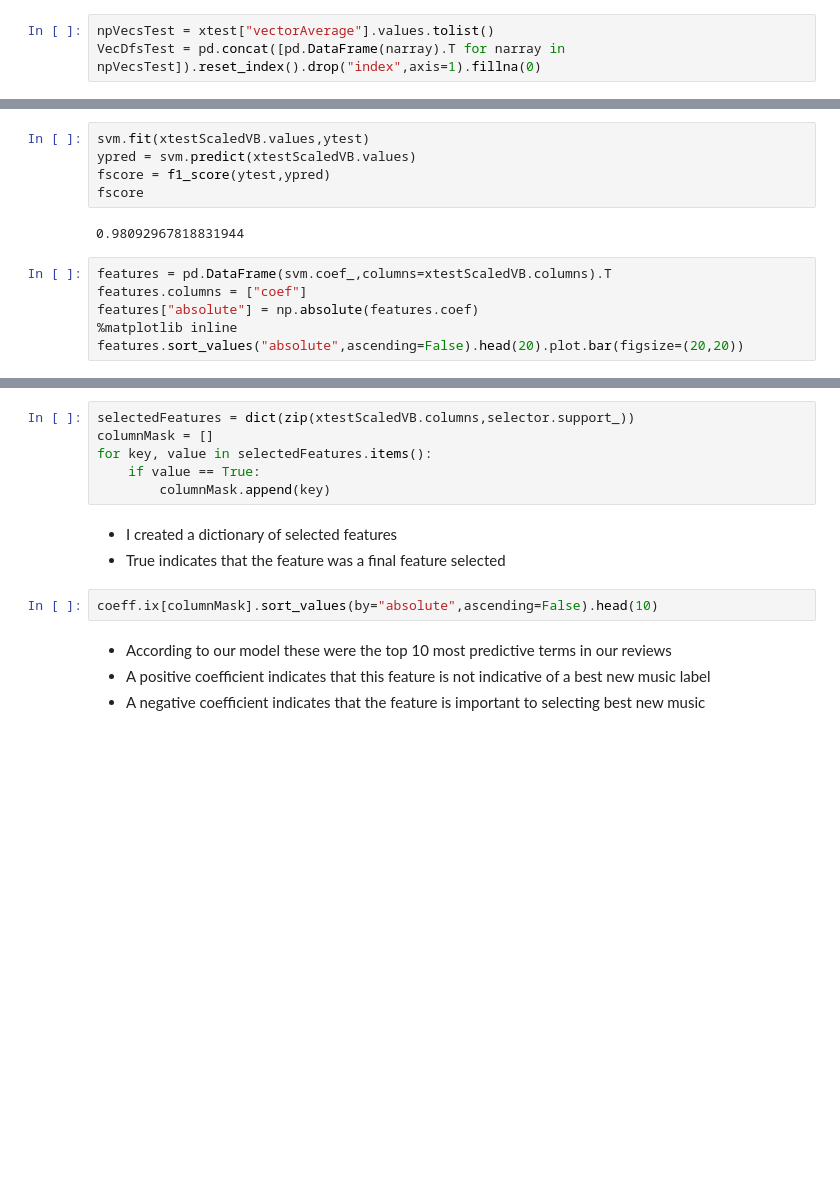
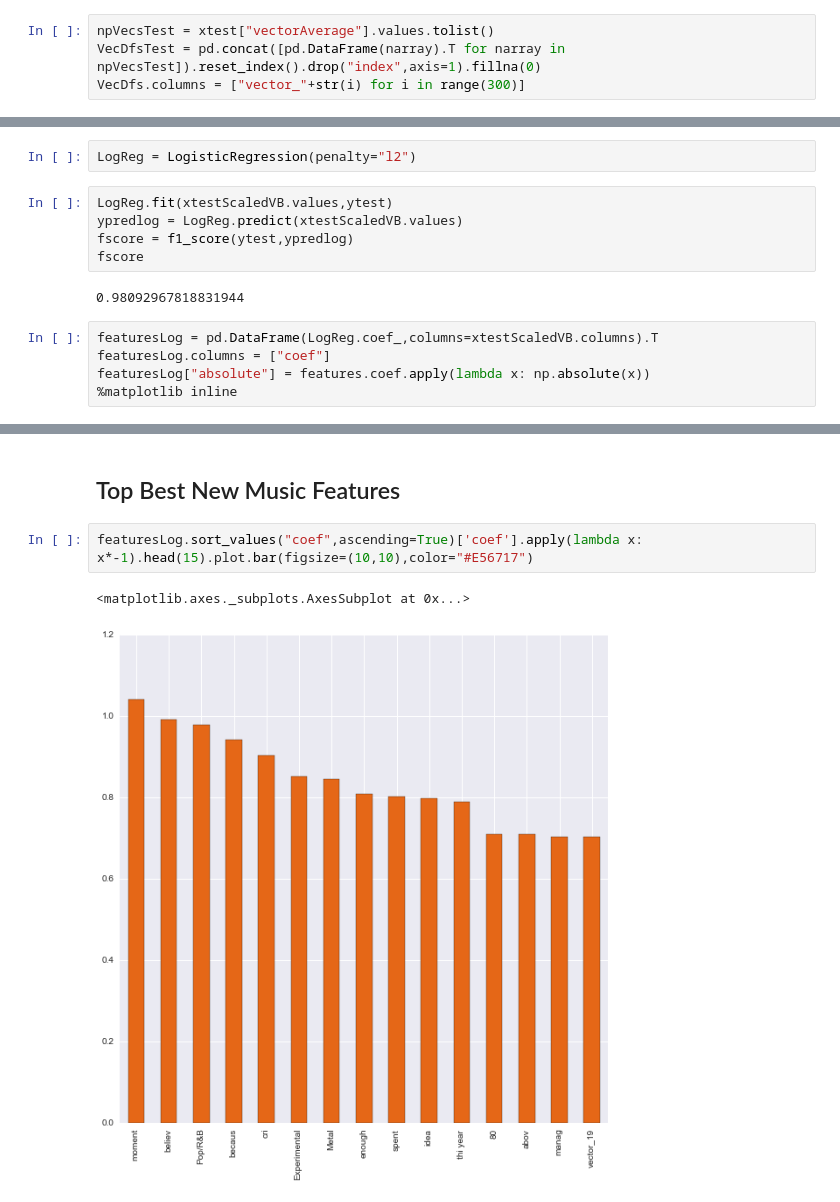
Before and after one commit to dheepanr/PitchforkAnalysis, a Jupyter notebook: Pitchfork Feature Extraction and Machine Learning (SVM + TFIDF + WordVectors).ipynb, the cells around one changed output, grey strips where cells are left out. Cells and saved outputs as stored; diff of their text form; blank space fills up the shorter version.

Commit message:
Final Edits to Machine Learning Model

```diff
--- a/Pitchfork Feature Extraction and Machine Learning (SVM + TFIDF + WordVectors).ipynb
+++ b/Pitchfork Feature Extraction and Machine Learning (SVM + TFIDF + WordVectors).ipynb
@@ -308,6 +310,7 @@ testBoW = pd.DataFrame(testBow.todense(),columns=[vect.get_feature_names()])
 # %%
 npVecsTest = xtest["vectorAverage"].values.tolist()
 VecDfsTest = pd.concat([pd.DataFrame(narray).T for narray in npVecsTest]).reset_index().drop("index",axis=1).fillna(0)
+VecDfs.columns = ["vector_"+str(i) for i in range(300)]
 # %%
 xtestScaled = pd.DataFrame(StandardScaler().fit_transform(xtest[selectedColumns]),columns=selectedColumns)
 xtestScaled = xtestScaled.join(xtest[genreCols])
@@ -370,13 +375,14 @@ svm = LinearSVC(penalty="l1",dual=False)
+# %%
+LogReg = LogisticRegression(penalty="l2")
 # %%
-svm.fit(xtestScaledVB.values,ytest)
-ypred = svm.predict(xtestScaledVB.values)
-fscore = f1_score(ytest,ypred)
+LogReg.fit(xtestScaledVB.values,ytest)
+ypredlog = LogReg.predict(xtestScaledVB.values)
+fscore = f1_score(ytest,ypredlog)
 fscore
 # %% [output]
 0.98092967818831944
 # %%
-features = pd.DataFrame(svm.coef_,columns=xtestScaledVB.columns).T
-features.columns = ["coef"]
-features["absolute"] = np.absolute(features.coef)
+featuresLog = pd.DataFrame(LogReg.coef_,columns=xtestScaledVB.columns).T
+featuresLog.columns = ["coef"]
+featuresLog["absolute"] = features.coef.apply(lambda x: np.absolute(x))
 %matplotlib inline
-features.sort_values("absolute",ascending=False).head(20).plot.bar(figsize=(20,20))
@@ -411,15 +389,7 @@ selector.ranking_
-# %%
-selectedFeatures = dict(zip(xtestScaledVB.columns,selector.support_))
-columnMask = []
-for key, value in selectedFeatures.items():
-    if value == True:
-        columnMask.append(key)
-# %% [markdown]
-* I created a dictionary of selected features
-* True indicates that the feature was a final feature selected
-# %%
-coeff.ix[columnMask].sort_values(by="absolute",ascending=False).head(10)
-# %% [markdown]
-* According to our model these were the top 10 most predictive terms in our reviews
-* A positive coefficient indicates that this feature is not indicative of a best new music label
-* A negative coefficient indicates that the feature is important to selecting best new music
+# %% [markdown]
+## Top Best New Music Features
+# %%
+featuresLog.sort_values("coef",ascending=True)['coef'].apply(lambda x: x*-1).head(15).plot.bar(figsize=(10,10),color="#E56717")
+# %% [output]
+<matplotlib.axes._subplots.AxesSubplot at 0x...>
+[figure, added]
```
Also changed, not shown: parts of 24 cells of this notebook.
